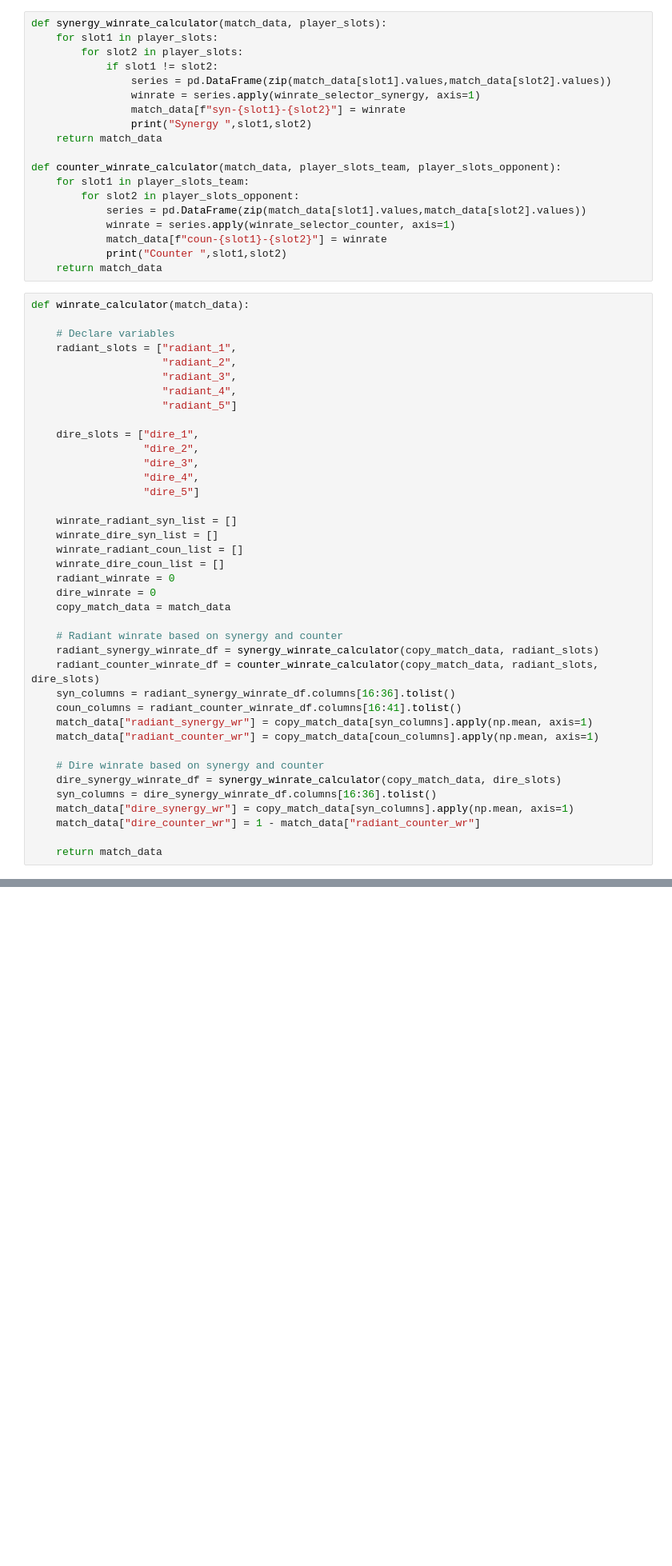
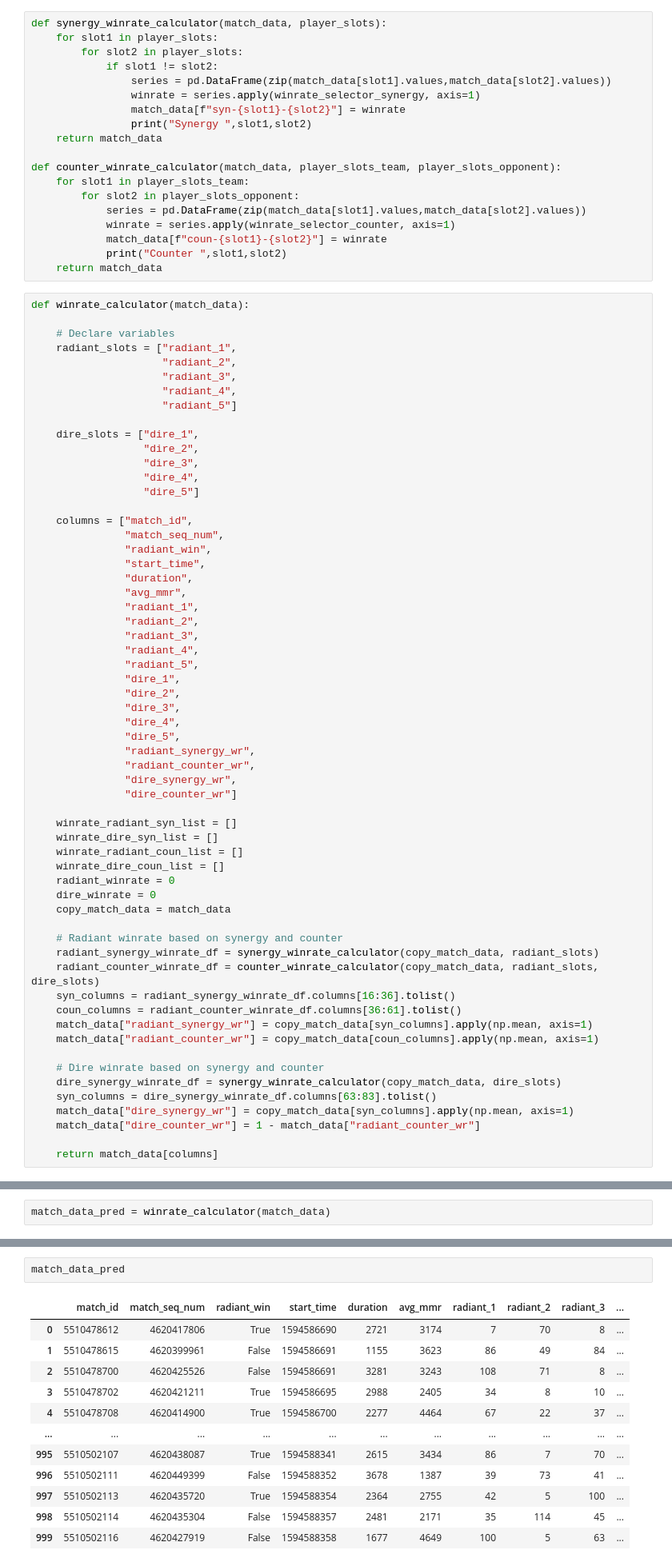
Before and after one commit to MikkiSeidenschnur/data_ber_dota2_winpredictor, a Jupyter notebook: notebooks/winrate_calculator.ipynb, the cells around one changed output, grey strips where cells are left out. Shown: that part at 80% size. Saved outputs shown, nothing was run; the diff lists cells and outputs as text; blank space fills up the shorter version.

```diff
--- a/notebooks/winrate_calculator.ipynb
+++ b/notebooks/winrate_calculator.ipynb
@@ -186,6 +103,27 @@ def winrate_calculator(match_data):
                   "dire_4",
                   "dire_5"]
 
+    columns = ["match_id",
+               "match_seq_num",
+               "radiant_win",
+               "start_time",
+               "duration",
+               "avg_mmr",
+               "radiant_1",
+               "radiant_2",
+               "radiant_3",
+               "radiant_4",
+               "radiant_5",
+               "dire_1",
+               "dire_2",
+               "dire_3",
+               "dire_4",
+               "dire_5",
+               "radiant_synergy_wr",
+               "radiant_counter_wr",
+               "dire_synergy_wr",
+               "dire_counter_wr"]
+
     winrate_radiant_syn_list = []
     winrate_dire_syn_list = []
     winrate_radiant_coun_list = []
@@ -198,14 +136,14 @@ def winrate_calculator(match_data):
     radiant_synergy_winrate_df = synergy_winrate_calculator(copy_match_data, radiant_slots)
     radiant_counter_winrate_df = counter_winrate_calculator(copy_match_data, radiant_slots, dire_slots)
     syn_columns = radiant_synergy_winrate_df.columns[16:36].tolist()
-    coun_columns = radiant_counter_winrate_df.columns[16:41].tolist()
+    coun_columns = radiant_counter_winrate_df.columns[36:61].tolist()
     match_data["radiant_synergy_wr"] = copy_match_data[syn_columns].apply(np.mean, axis=1)
     match_data["radiant_counter_wr"] = copy_match_data[coun_columns].apply(np.mean, axis=1)
 
     # Dire winrate based on synergy and counter
     dire_synergy_winrate_df = synergy_winrate_calculator(copy_match_data, dire_slots)
-    syn_columns = dire_synergy_winrate_df.columns[16:36].tolist()
+    syn_columns = dire_synergy_winrate_df.columns[63:83].tolist()
     match_data["dire_synergy_wr"] = copy_match_data[syn_columns].apply(np.mean, axis=1)
     match_data["dire_counter_wr"] = 1 - match_data["radiant_counter_wr"]
 
-    return match_data
+    return match_data[columns]
@@ -244,0 +150,2 @@ Synergy  dire_5 dire_4
+# %%
+match_data_pred = winrate_calculator(match_data)
@@ -244,0 +155,15 @@ Synergy  dire_5 dire_4
+# %%
+match_data_pred
+# %% [output]
+|  | match_id | match_seq_num | radiant_win | start_time | duration | avg_mmr | radiant_1 | radiant_2 | radiant_3 | ... |
+| 0 | 5510478612 | 4620417806 | True | 1594586690 | 2721 | 3174 | 7 | 70 | 8 | ... |
+| 1 | 5510478615 | 4620399961 | False | 1594586691 | 1155 | 3623 | 86 | 49 | 84 | ... |
+| 2 | 5510478700 | 4620425526 | False | 1594586691 | 3281 | 3243 | 108 | 71 | 8 | ... |
+| 3 | 5510478702 | 4620421211 | True | 1594586695 | 2988 | 2405 | 34 | 8 | 10 | ... |
+| 4 | 5510478708 | 4620414900 | True | 1594586700 | 2277 | 4464 | 67 | 22 | 37 | ... |
+| ... | ... | ... | ... | ... | ... | ... | ... | ... | ... | ... |
+| 995 | 5510502107 | 4620438087 | True | 1594588341 | 2615 | 3434 | 86 | 7 | 70 | ... |
+| 996 | 5510502111 | 4620449399 | False | 1594588352 | 3678 | 1387 | 39 | 73 | 41 | ... |
+| 997 | 5510502113 | 4620435720 | True | 1594588354 | 2364 | 2755 | 42 | 5 | 100 | ... |
+| 998 | 5510502114 | 4620435304 | False | 1594588357 | 2481 | 2171 | 35 | 114 | 45 | ... |
+| 999 | 5510502116 | 4620427919 | False | 1594588358 | 1677 | 4649 | 100 | 5 | 63 | ... |
```
Also changed, not shown: parts of 19 cells of this notebook, 2 other files.
